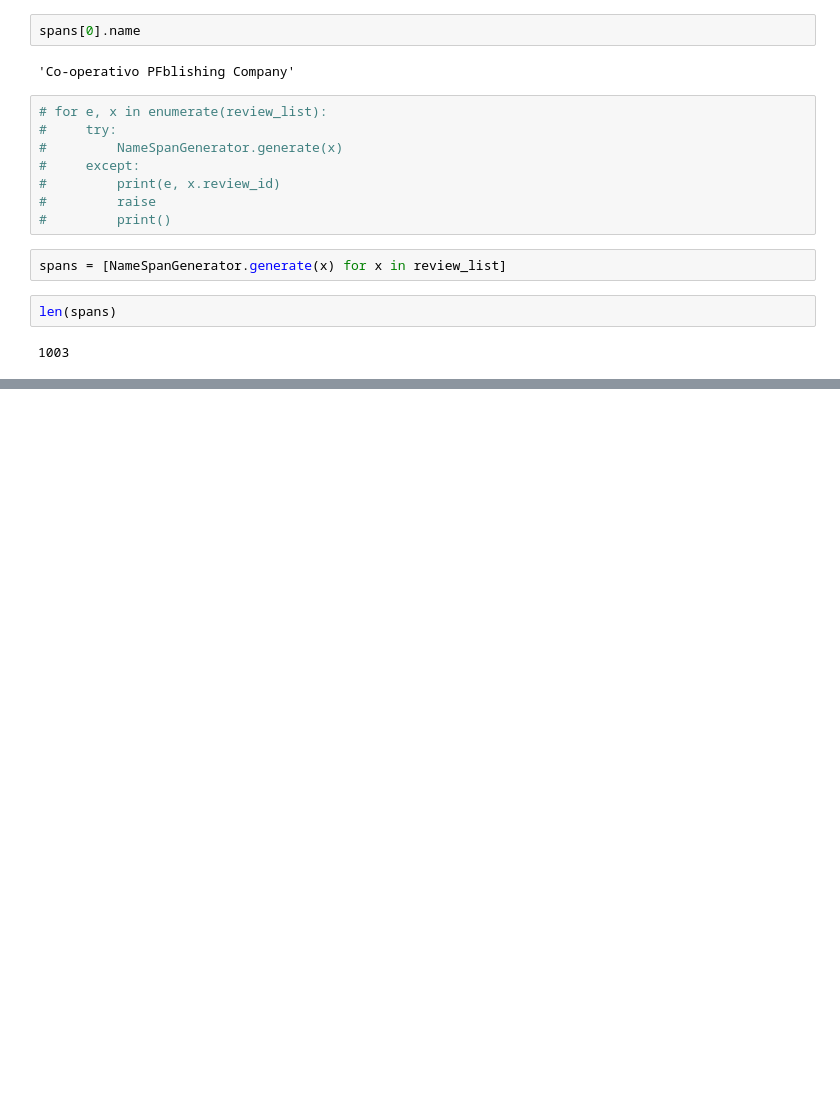
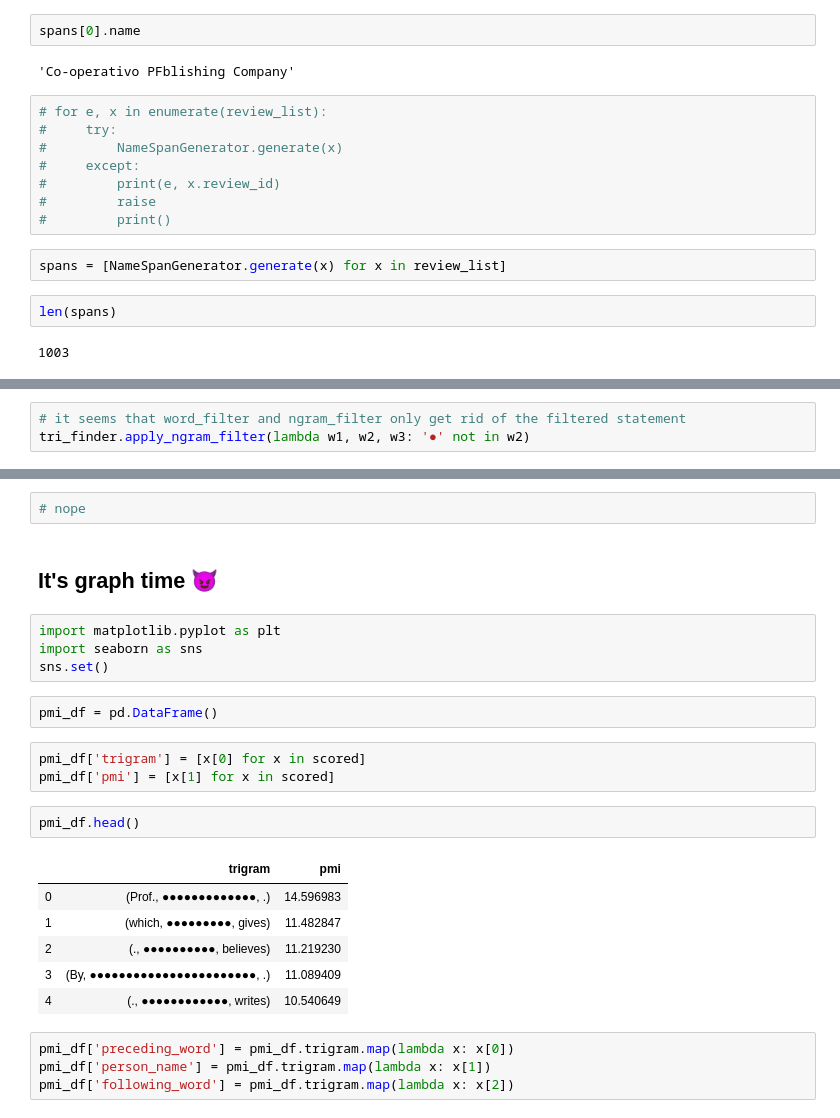
Before and after one commit to mjlavin80/aps_review_classification, a Jupyter notebook: jupyter_notebooks/author_indicators.ipynb, the cells around one changed output, grey strips where cells are left out. Drawn from its saved outputs; the diff is of its cells as text; blank space fills up the shorter version.

```diff
--- a/jupyter_notebooks/author_indicators.ipynb
+++ b/jupyter_notebooks/author_indicators.ipynb
@@ -157,0 +89,3 @@ AttributeError: 'PersonName' object has no attribute 'review_loc_toks'
+# %%
+# it seems that word_filter and ngram_filter only get rid of the filtered statement
+tri_finder.apply_ngram_filter(lambda w1, w2, w3: '●' not in w2)
@@ -157,0 +122,26 @@ AttributeError: 'PersonName' object has no attribute 'review_loc_toks'
+# %%
+# nope
+# %% [markdown]
+## It's graph time 😈
+# %%
+import matplotlib.pyplot as plt
+import seaborn as sns
+sns.set()
+# %%
+pmi_df = pd.DataFrame()
+# %%
+pmi_df['trigram'] = [x[0] for x in scored]
+pmi_df['pmi'] = [x[1] for x in scored]
+# %%
+pmi_df.head()
+# %% [output]
+|  | trigram | pmi |
+| 0 | (Prof., ●●●●●●●●●●●●●, .) | 14.596983 |
+| 1 | (which, ●●●●●●●●●, gives) | 11.482847 |
+| 2 | (., ●●●●●●●●●●, believes) | 11.219230 |
+| 3 | (By, ●●●●●●●●●●●●●●●●●●●●●●●, .) | 11.089409 |
+| 4 | (., ●●●●●●●●●●●●, writes) | 10.540649 |
+# %%
+pmi_df['preceding_word'] = pmi_df.trigram.map(lambda x: x[0])
+pmi_df['person_name'] = pmi_df.trigram.map(lambda x: x[1])
+pmi_df['following_word'] = pmi_df.trigram.map(lambda x: x[2])
```
Also changed, not shown: parts of 74 cells of this notebook, 1 other file.
